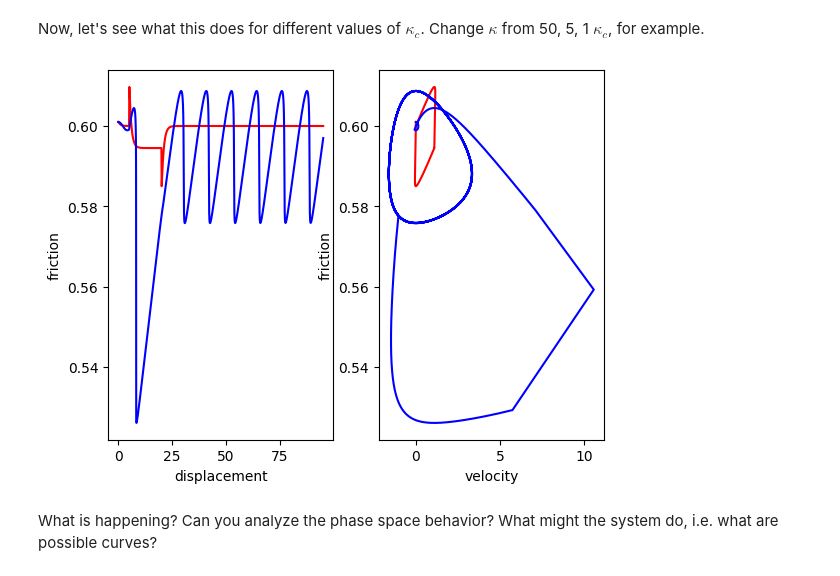
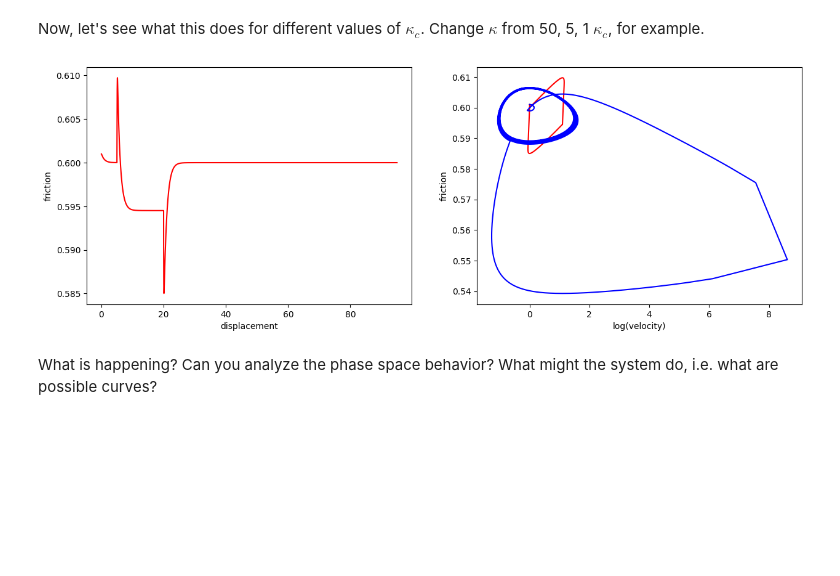
Before and after one commit to dunyuliu/Earth_From_Lab_To_Planet_Tutorials, a Jupyter notebook: RateStateFriction.ipynb, the cells around one changed output. Cells and saved outputs as stored; diff of their text form; code cells hidden in the pictures; blank space fills up the shorter version.

```diff
--- a/RateStateFriction.ipynb
+++ b/RateStateFriction.ipynb
@@ -94,19 +94,20 @@ class parameters:                 # define parameters for functions, default val
     vmax :float = 0 # scale of frictional reduction
     ndim :int = 2 # dimensions of ODE
     veps :float = 1e-3 # velocity cutoff
+    c    :float = 0 # damping
 
 def xl(t,v0): # computes the load point position given velocity v0.
     return t*v0
 
-def stick_slip_ode(xvec,t,m,k,mu_s,mu_d,sn,v0,vmax,ndim,veps):# derivatives in the format scipy ODE int wants, as above
+def stick_slip_ode(xvec,t,m,k,mu_s,mu_d,sn,v0,vmax,ndim,veps,c):# derivatives in the format scipy ODE int wants, as above
     x, v = xvec
     F_spring = -k*(x - xl(t,v0))
     if(np.abs(v) < veps and np.abs(F_spring) < mu_s*sn):
         return [ 0, 0]
     else:
-        return [ v, (F_spring  - np.sign(v)*sn*friction([v],mu_s,mu_d,vmax))/m]
+        return [ v, (F_spring  - np.sign(v)*sn*friction([v],mu_s,mu_d,vmax) - np.abs(v)*par.c)/m]
 def ode_solver(ode_function,xinit, time, par): # simple call to scipy solver
-    xout     = integrate.odeint(ode_function, xinit, time, astuple(par), rtol=1e-14,atol=1e-5)
+    xout     = integrate.odeint(ode_function, xinit, time, astuple(par), rtol=1e-12,atol=1e-3)
     return xout
 # %% [markdown]
 Let's see what this system does. Try a few combinations of $v_0$ and $k$, and $m$. Does this look like what you got in the experiments?
@@ -114,19 +115,27 @@ Let's see what this system does. Try a few combinations of $v_0$ and $k$, and $m
 Explore by changing the frictional parameters, the pull, the stiffness, the mass, whatever you can think of. Plot the displacement against time, the pulling force against time, displacement against velocity.
 # %%
 nsteps=10000
-t = np.linspace(0,35,nsteps)
+t = np.linspace(0,50,nsteps)
 par        = parameters();
 xsol = ode_solver(stick_slip_ode,[0,0],t,par); # solve the stick slip ODEs
-x=xsol[:,0];v=xsol[:,1];F=-par.k*(x-xl(t,par.v0));
+x1=xsol[:,0];v1=xsol[:,1];F1=-par.k*(x1-xl(t,par.v0));
+par.mu_s=0;par.mu_d=0;par.m=10;par.c=1
+xsol = ode_solver(stick_slip_ode,[0,0],t,par); # solve the stick slip ODEs
+x2=xsol[:,0];v2=xsol[:,1];F2=-par.k*(x2-xl(t,par.v0));
 # plotting
 plt.figure(figsize=(10, 7))
 plt.subplot(2, 2, 1)
-plt.plot(t,x,t,xl(t,par.v0));plt.xlabel('time');plt.ylabel('displacement')
+plt.plot(t,x1,t,x2,t,xl(t,par.v0));plt.xlabel('time');plt.ylabel('displacement')
 plt.subplot(2, 2, 2)
-plt.plot(t,v/par.v0);plt.xlabel('time');plt.ylabel('velocity/load point velocity')
+plt.plot(t,v1/par.v0,t,v2/par.v0);plt.xlabel('time');plt.ylabel('velocity/load point velocity')
 plt.subplot(2, 2, 3)
-plt.plot(t,F);plt.xlabel('time');plt.ylabel('force')
+plt.plot(t,F1);
+plt.plot(t,F2);#plt.legend()
+plt.xlabel('time');plt.ylabel('force')
 plt.subplot(2, 2, 4)
-ind=range(nsteps-2000,nsteps);plt.plot(v[ind],F[ind]);plt.ylabel('force');plt.xlabel('velocity')
+ind=range(nsteps-5000,nsteps);
+plt.plot(v1[ind],F1[ind]);
+plt.plot(v2[ind],F2[ind]);#plt.legend()
+plt.ylabel('force');plt.xlabel('velocity')
 plt.show()
 # %% [output]
@@ -291,27 +300,30 @@ Now, let's see what this does for different values of $\kappa_c$. Change $\kappa
 # %%
 par       = rs2_parameters()
 Nt        = 100000
 t         = np.linspace(-5., 80., Nt)
 par.kappa = 50
 x0     = [0, .1, 0.]
 x1   = ode_solver(rsf_ode,x0,t,par)
 par.kappa = 1
 x2   = ode_solver(rsf_ode,x0,t,par)
 
 fric1=par.mu_0 + x1[:,1]*par.a
 fric2=par.mu_0 + x2[:,1]*par.a
 
+plt.figure(figsize=(15, 5))
 plt.subplot(1,2,1)
-plt.plot(x1[:,2],fric1, 'red',x2[:,2],fric2,'blue')
+
+#plt.plot(x1[:,2],fric1, 'red',x2[:,2],fric2,'blue')
+plt.plot(x1[:,2],fric1, 'red')
 plt.xlabel("displacement")
 plt.ylabel("friction")
 
 plt.subplot(1,2,2)
 plt.plot(x1[:,0],fric1,'red',x2[:,0],fric2,'blue')
-plt.xlabel("velocity")
+plt.xlabel("log(velocity)")
 plt.ylabel("friction")
 plt.show()
 # %% [output]
-[figure, old version]
+[figure, new version]
 # %% [markdown]
 What is happening? Can you analyze the phase space behavior? What might the system do, i.e. what are possible curves?
```
Also changed, not shown: parts of 3 cells of this notebook.
